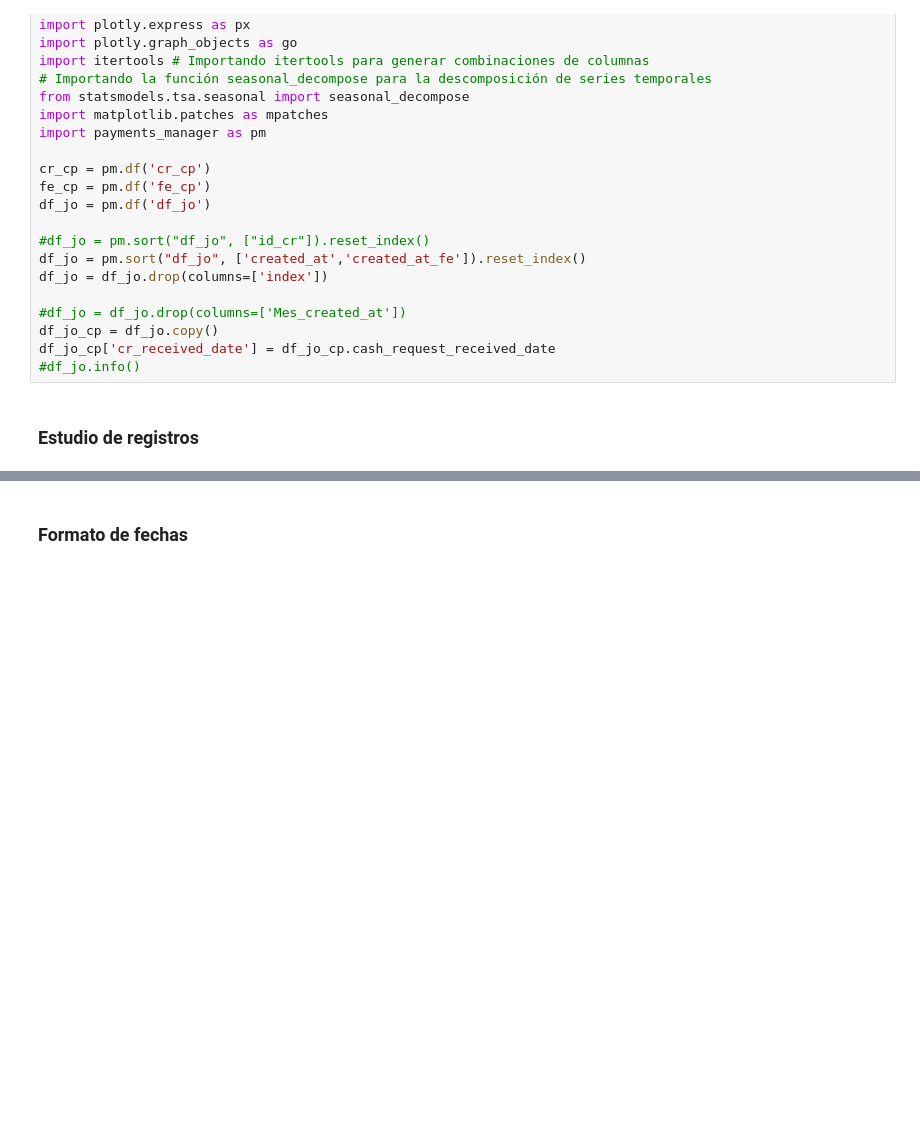
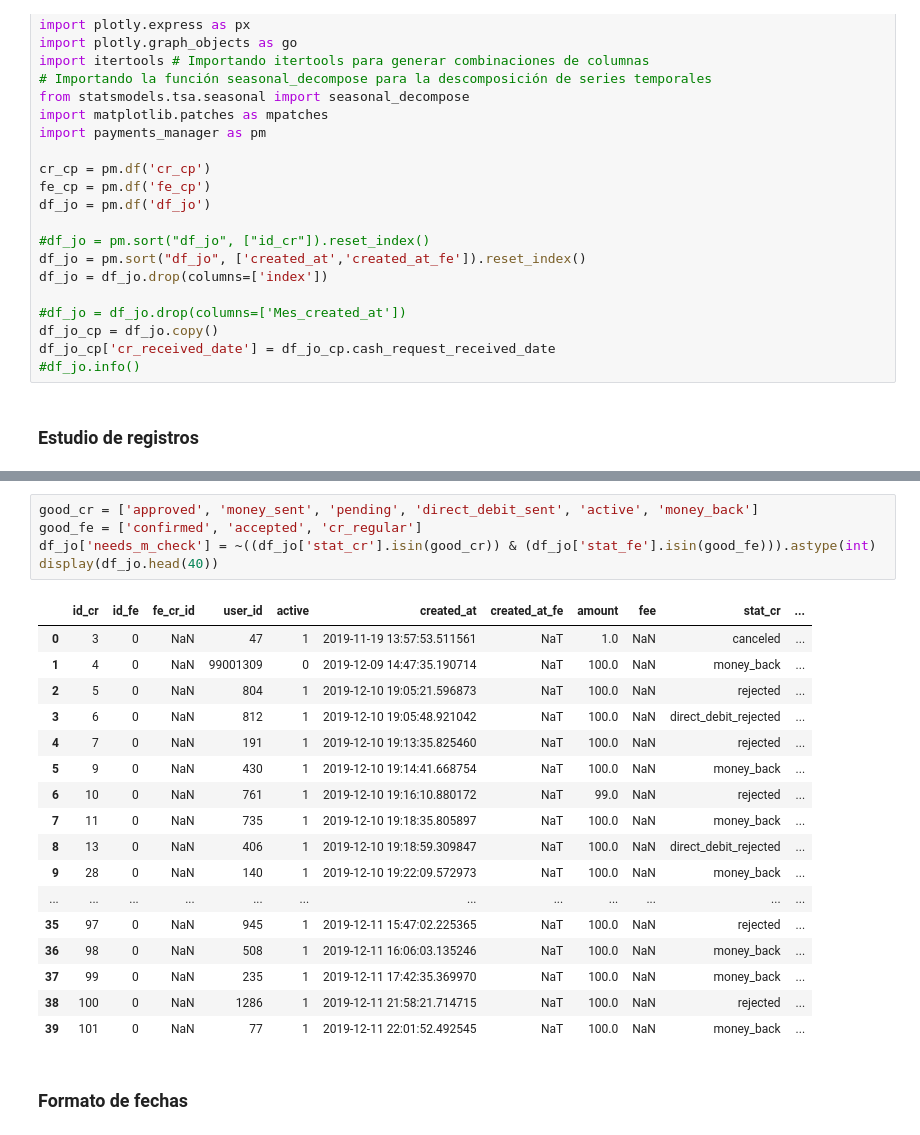
Before and after one commit to Data-Science-Pasta-Loca/ProyectoPastaLoca2, a Jupyter notebook: Cesc/EDA2.ipynb, the cells around one changed output, grey strips where cells are left out. Cells and saved outputs as stored; diff of their text form; blank space fills up the shorter version.

Commit message:
good_user pasa a ser needs_m_check y en vez de boleano es un entero, donde hacemos el valor inverso al anterior.

```diff
--- a/Cesc/EDA2.ipynb
+++ b/Cesc/EDA2.ipynb
@@ -262,3 +220,26 @@ Name: count, dtype: int64
+# %%
+good_cr = ['approved', 'money_sent', 'pending', 'direct_debit_sent', 'active', 'money_back']
+good_fe = ['confirmed', 'accepted', 'cr_regular']
+df_jo['needs_m_check'] = ~((df_jo['stat_cr'].isin(good_cr)) & (df_jo['stat_fe'].isin(good_fe))).astype(int)
+display(df_jo.head(40))
+# %% [output]
+|  | id_cr | id_fe | fe_cr_id | user_id | active | created_at | created_at_fe | amount | fee | stat_cr | ... |
+| 0 | 3 | 0 | NaN | 47 | 1 | 2019-11-19 13:57:53.511561 | NaT | 1.0 | NaN | canceled | ... |
+| 1 | 4 | 0 | NaN | 99001309 | 0 | 2019-12-09 14:47:35.190714 | NaT | 100.0 | NaN | money_back | ... |
+| 2 | 5 | 0 | NaN | 804 | 1 | 2019-12-10 19:05:21.596873 | NaT | 100.0 | NaN | rejected | ... |
+| 3 | 6 | 0 | NaN | 812 | 1 | 2019-12-10 19:05:48.921042 | NaT | 100.0 | NaN | direct_debit_rejected | ... |
+| 4 | 7 | 0 | NaN | 191 | 1 | 2019-12-10 19:13:35.825460 | NaT | 100.0 | NaN | rejected | ... |
+| 5 | 9 | 0 | NaN | 430 | 1 | 2019-12-10 19:14:41.668754 | NaT | 100.0 | NaN | money_back | ... |
+| 6 | 10 | 0 | NaN | 761 | 1 | 2019-12-10 19:16:10.880172 | NaT | 99.0 | NaN | rejected | ... |
+| 7 | 11 | 0 | NaN | 735 | 1 | 2019-12-10 19:18:35.805897 | NaT | 100.0 | NaN | money_back | ... |
+| 8 | 13 | 0 | NaN | 406 | 1 | 2019-12-10 19:18:59.309847 | NaT | 100.0 | NaN | direct_debit_rejected | ... |
+| 9 | 28 | 0 | NaN | 140 | 1 | 2019-12-10 19:22:09.572973 | NaT | 100.0 | NaN | money_back | ... |
+| ... | ... | ... | ... | ... | ... | ... | ... | ... | ... | ... | ... |
+| 35 | 97 | 0 | NaN | 945 | 1 | 2019-12-11 15:47:02.225365 | NaT | 100.0 | NaN | rejected | ... |
+| 36 | 98 | 0 | NaN | 508 | 1 | 2019-12-11 16:06:03.135246 | NaT | 100.0 | NaN | money_back | ... |
+| 37 | 99 | 0 | NaN | 235 | 1 | 2019-12-11 17:42:35.369970 | NaT | 100.0 | NaN | money_back | ... |
+| 38 | 100 | 0 | NaN | 1286 | 1 | 2019-12-11 21:58:21.714715 | NaT | 100.0 | NaN | rejected | ... |
+| 39 | 101 | 0 | NaN | 77 | 1 | 2019-12-11 22:01:52.492545 | NaT | 100.0 | NaN | money_back | ... |
 # %% [markdown]
 ### Formato de fechas
 # %%
```
Also changed, not shown: parts of 8 cells of this notebook, 1 other file.
